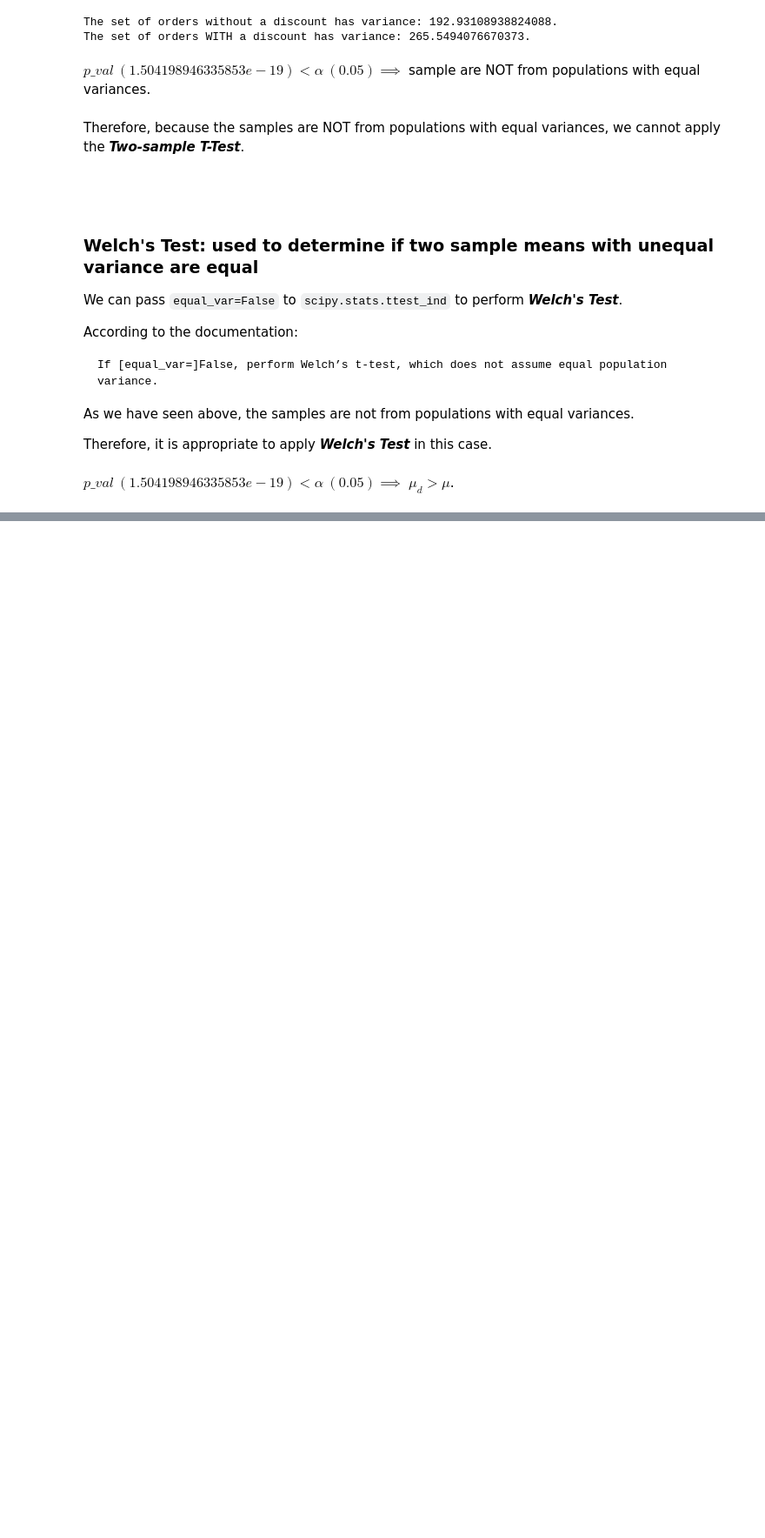
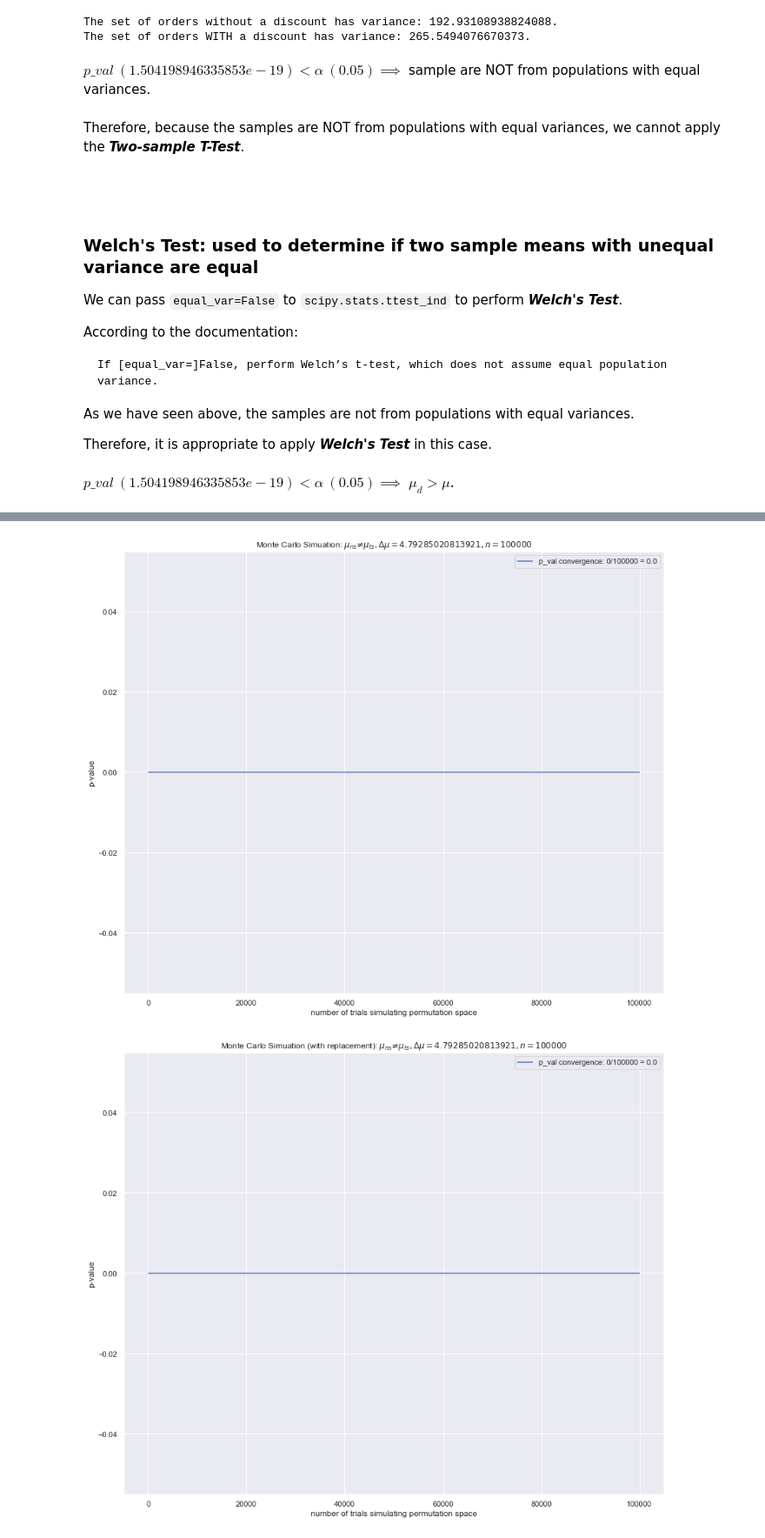
Before and after one commit to sacontreras/dsc-project-module-03, a Jupyter notebook: NorthwindProductDisountOrderEffectAnalysis.ipynb, the cells around one changed output, grey strips where cells are left out. Shown: that part at 87% size. Cells and saved outputs as stored; diff of their text form; code cells hidden in the pictures; blank space fills up the shorter version.

```diff
--- a/NorthwindProductDisountOrderEffectAnalysis.ipynb
+++ b/NorthwindProductDisountOrderEffectAnalysis.ipynb
@@ -734,0 +743,35 @@ Now let's move on to answer the second part:
+# %%
+# this function assumes null_sample and test_sample are pandas series
+def monte_carlo_test(null_sample, test_sample, n, with_replacement=False):
+    U = pd.Series(np.concatenate((null_sample, test_sample)))
+    delta_mu_threshold = np.mean(test_sample) - np.mean(null_sample)
+
+    n_reject = 0
+    p_vals = []
+    for i in range(n):
+        #ns_rs = pd.Series(np.random.choice(U, size=len(null_sample), replace=with_replacement))
+        ns_rs = U.sample(len(null_sample), replace=with_replacement) #retains proper indexing in ns_rs
+        mu_ns_rs = ns_rs.mean()
+        ts_rs = U.drop(ns_rs.index)
+        mu_ts_rs = ts_rs.mean()
+        n_reject += 1 if (ts_rs.mean() - ns_rs.mean()) >= delta_mu_threshold else 0   # accum null-hyp reject
+        p_val = n_reject/(i+1)
+        p_vals.append(p_val)
+
+    fig = plt.figure(figsize=(12,10))
+    plt.plot(list(range(n)), p_vals, label=f"p_val convergence: {n_reject}/{i+1} = {p_val}")
+    plt.xlabel(f"number of trials simulating permutation space")
+    plt.ylabel("p-value")
+    plt.legend()
+    s_t_mus = "\\mu_{ns} \\ne \\mu_{ts}"
+    plt.title(f"Monte Carlo Simuation{' (with replacement)' if with_replacement else ''}: ${s_t_mus}, \\Delta \\mu={delta_mu_threshold}, n={n}$")
+    fig.tight_layout()
+    plt.show();
+
+    return p_val
+# %%
+p_val = monte_carlo_test(orders_without_discount_df.Quantity, orders_with_discount_df.Quantity, 100000)
+p_val_with_replacement = monte_carlo_test(orders_without_discount_df.Quantity, orders_with_discount_df.Quantity, 100000, with_replacement=True)
+# %% [output]
+[figure, added]
+[figure, added]
```
Also changed, not shown: parts of 17 cells of this notebook.
